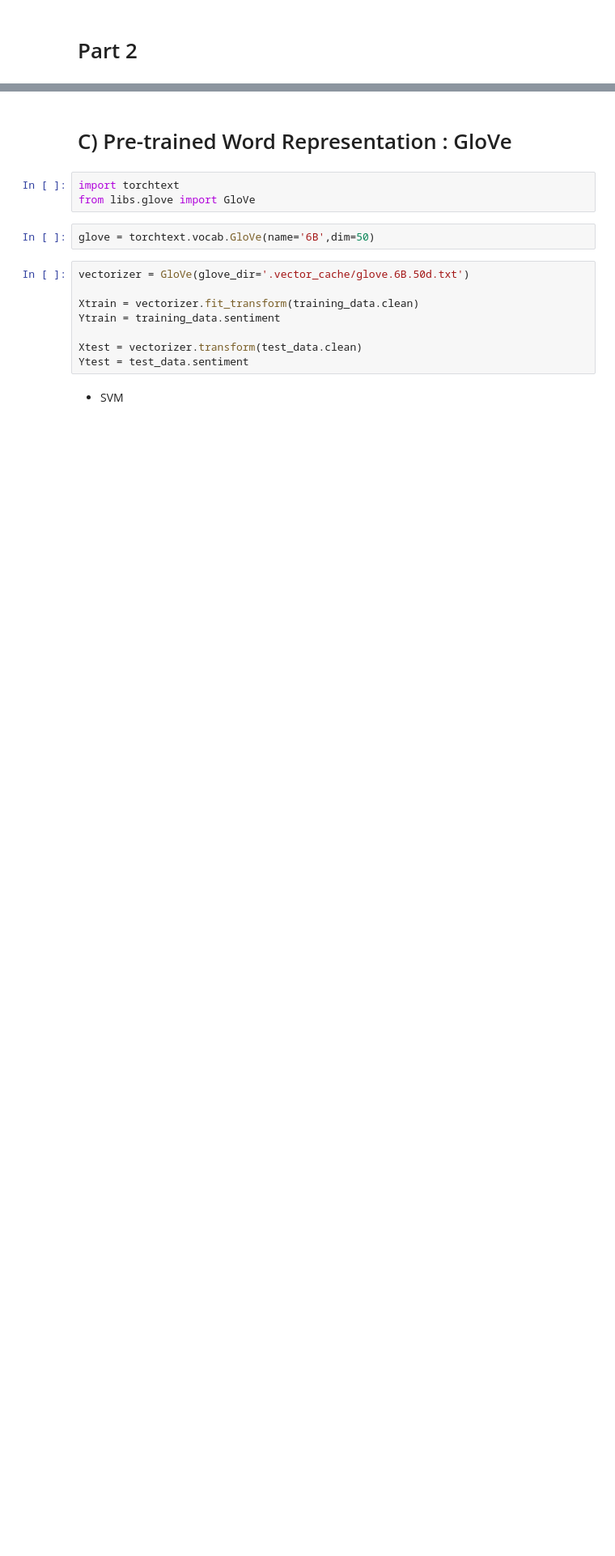
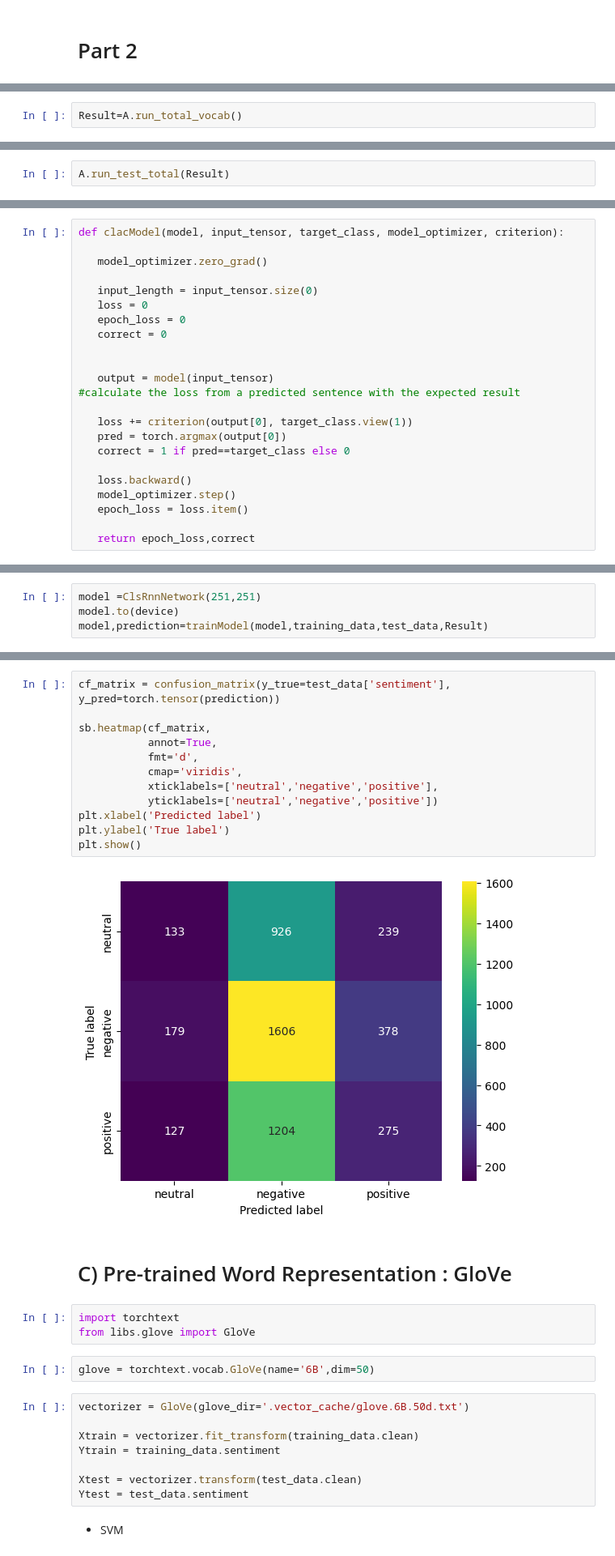
Before and after one commit to abolfazlyarian/deepLearningProject, a Jupyter notebook: Phase2.ipynb, the cells around one changed output, grey strips where cells are left out. Shown at 81% size. Drawn from its saved outputs; the diff is of its cells as text; blank space fills up the shorter version.

```diff
--- a/Phase2.ipynb
+++ b/Phase2.ipynb
@@ -304,0 +478,2 @@ plt.show()
+# %%
+Result=A.run_total_vocab()
@@ -304,0 +482,2 @@ plt.show()
+# %%
+A.run_test_total(Result)
@@ -304,0 +539,23 @@ plt.show()
+# %%
+def clacModel(model, input_tensor, target_class, model_optimizer, criterion):
+
+   model_optimizer.zero_grad()
+
+   input_length = input_tensor.size(0)
+   loss = 0
+   epoch_loss = 0
+   correct = 0
+
+
+   output = model(input_tensor)
+#calculate the loss from a predicted sentence with the expected result
+
+   loss += criterion(output[0], target_class.view(1))
+   pred = torch.argmax(output[0])
+   correct = 1 if pred==target_class else 0
+
+   loss.backward()
+   model_optimizer.step()
+   epoch_loss = loss.item()
+
+   return epoch_loss,correct
@@ -304,0 +634,4 @@ plt.show()
+# %%
+model =ClsRnnNetwork(251,251)
+model.to(device)
+model,prediction=trainModel(model,training_data,test_data,Result)
@@ -305,3 +664,17 @@ plt.show()
+# %%
+cf_matrix = confusion_matrix(y_true=test_data['sentiment'], y_pred=torch.tensor(prediction))
+
+sb.heatmap(cf_matrix,
+           annot=True,
+           fmt='d',
+           cmap='viridis',
+           xticklabels=['neutral','negative','positive'],
+           yticklabels=['neutral','negative','positive'])
+plt.xlabel('Predicted label')
+plt.ylabel('True label')
+plt.show()
+# %% [output]
+[figure, added]
 # %% [markdown]
 # C) Pre-trained Word Representation : GloVe
 # %%
```
Also changed, not shown: parts of 26 cells of this notebook, 4 other files.
